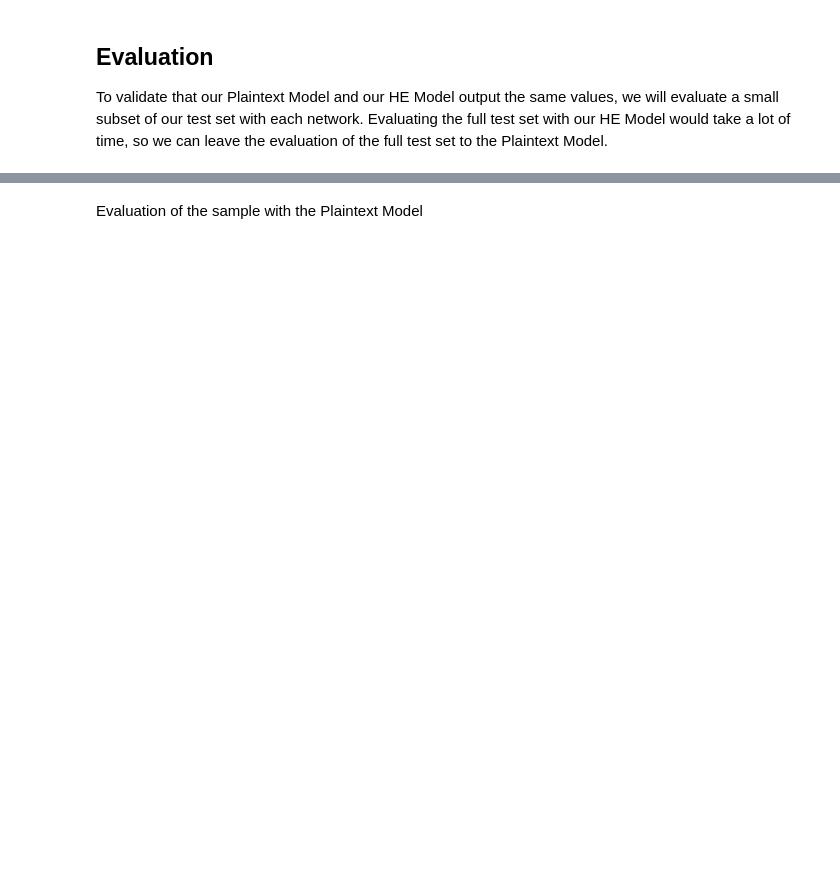
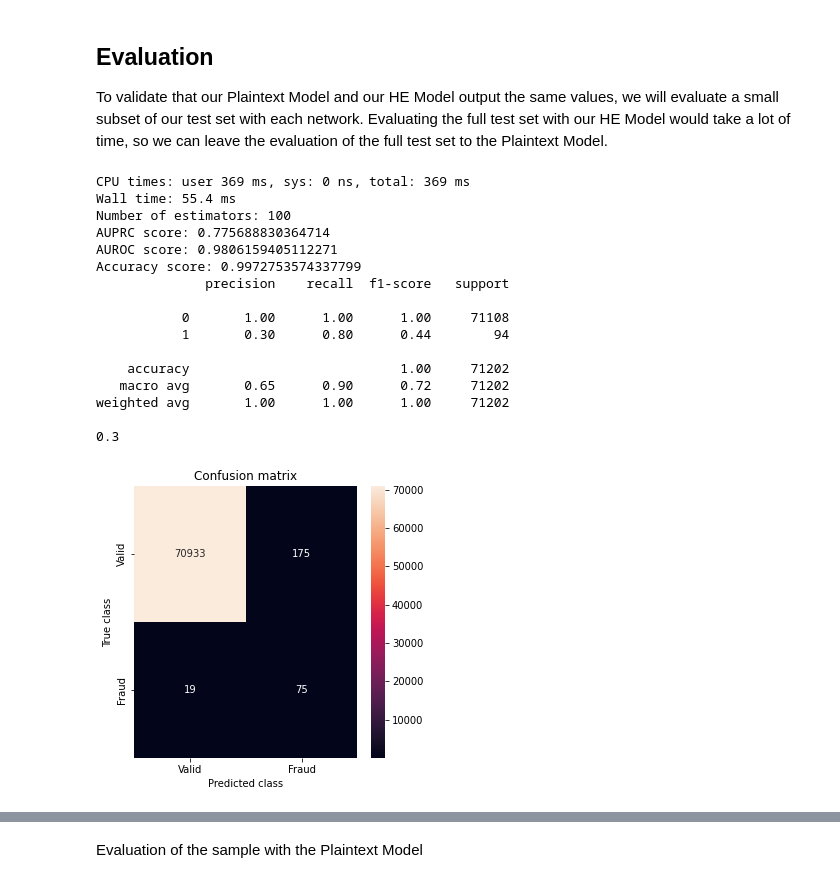
Before and after one commit to davidnugent2425/he-cc-fraud-detection, a Jupyter notebook: src/private-uml-xgboost.ipynb, the cells around one changed output, grey strips where cells are left out. Cells and saved outputs as stored; diff of their text form; code cells hidden in the pictures; blank space fills up the shorter version.

```diff
--- a/src/private-uml-xgboost.ipynb
+++ b/src/private-uml-xgboost.ipynb
@@ -72,12 +76,10 @@ The data is then preprocessed and split into a dataset for training the network
 # Preprocessing the data by scaling into a [0,1] range and splitting into inputs x and outputs y
 x = data.drop('Class', axis=1)
 y = data['Class']
-# scaler = MinMaxScaler(feature_range=(-1,1))
-# scaler.fit(x)
-# x = scaler.transform(x)
 
 # Splitting the data into a dataset for training the network and a dataset for testing it
-xtrain, xtest, ytrain, ytest = train_test_split(x, y, test_size=0.25, shuffle=False)
+_, xtest, _, ytest = train_test_split(x, y, test_size=0.25, shuffle=False)
+xtrain, ytrain = undersample_training_set(x, y, 800)
 
 print('Distribution of each dataset:')
 print('Train: %s' % Counter(ytrain))
@@ -118,2 +200,24 @@ To validate that our Plaintext Model and our HE Model output the same values, we
+# %%
+# Evaluation of the full test set with the Plaintext Model
+%time results = model.predict(xgb.DMatrix(xtest))
+evaluate_predictions(results, ytest)
+# %% [output]
+CPU times: user 369 ms, sys: 0 ns, total: 369 ms
+Wall time: 55.4 ms
+Number of estimators: 100
+AUPRC score: 0.775688830364714
+AUROC score: 0.9806159405112271
+Accuracy score: 0.9972753574337799
+              precision    recall  f1-score   support
+
+           0       1.00      1.00      1.00     71108
+           1       0.30      0.80      0.44        94
+
+    accuracy                           1.00     71202
+   macro avg       0.65      0.90      0.72     71202
+weighted avg       1.00      1.00      1.00     71202
+
+0.3
+[figure, added]
 # %%
 # 1. parsing to internal tree data structure, and output feature set
```
Also changed, not shown: parts of 16 cells of this notebook, 18 other files.
